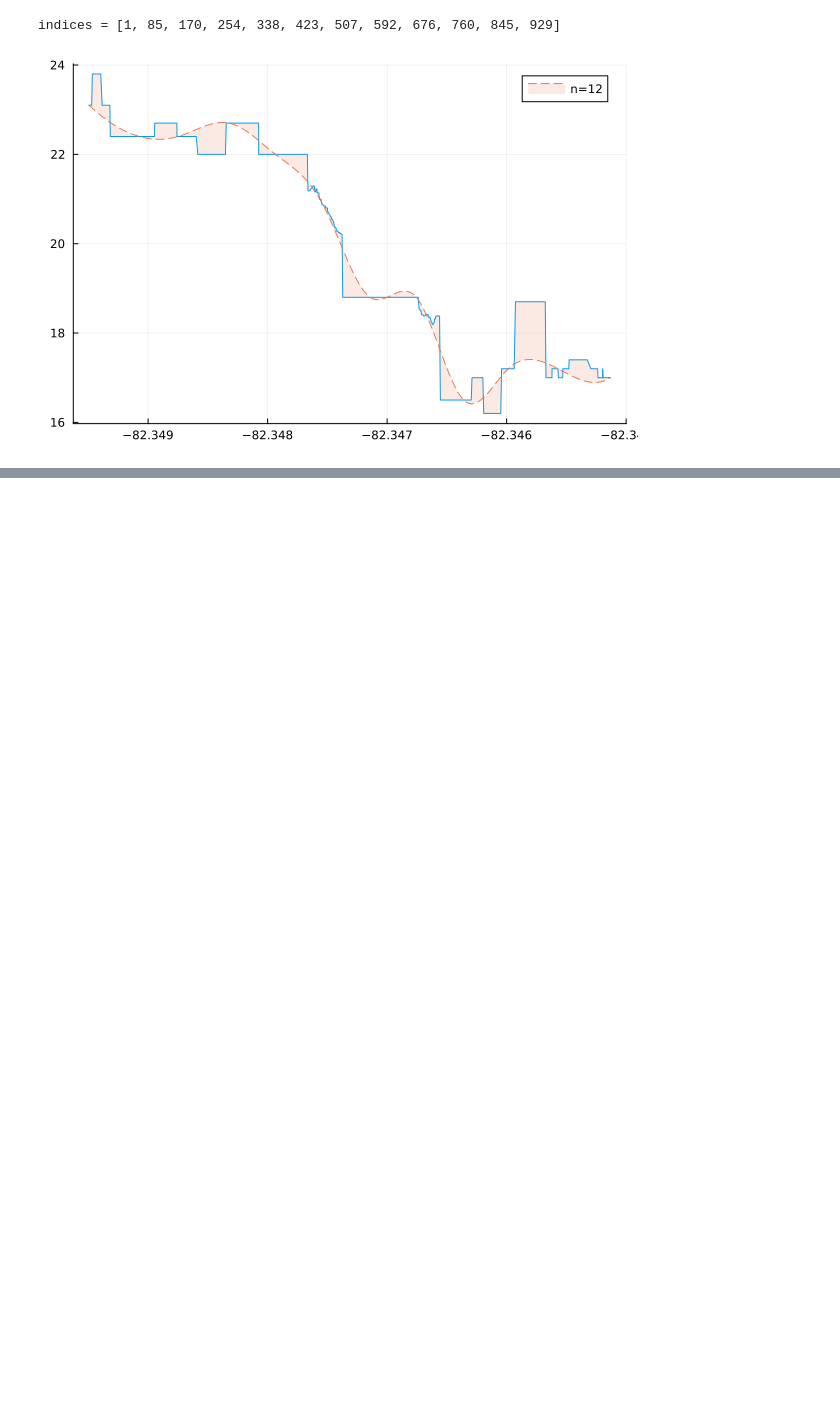
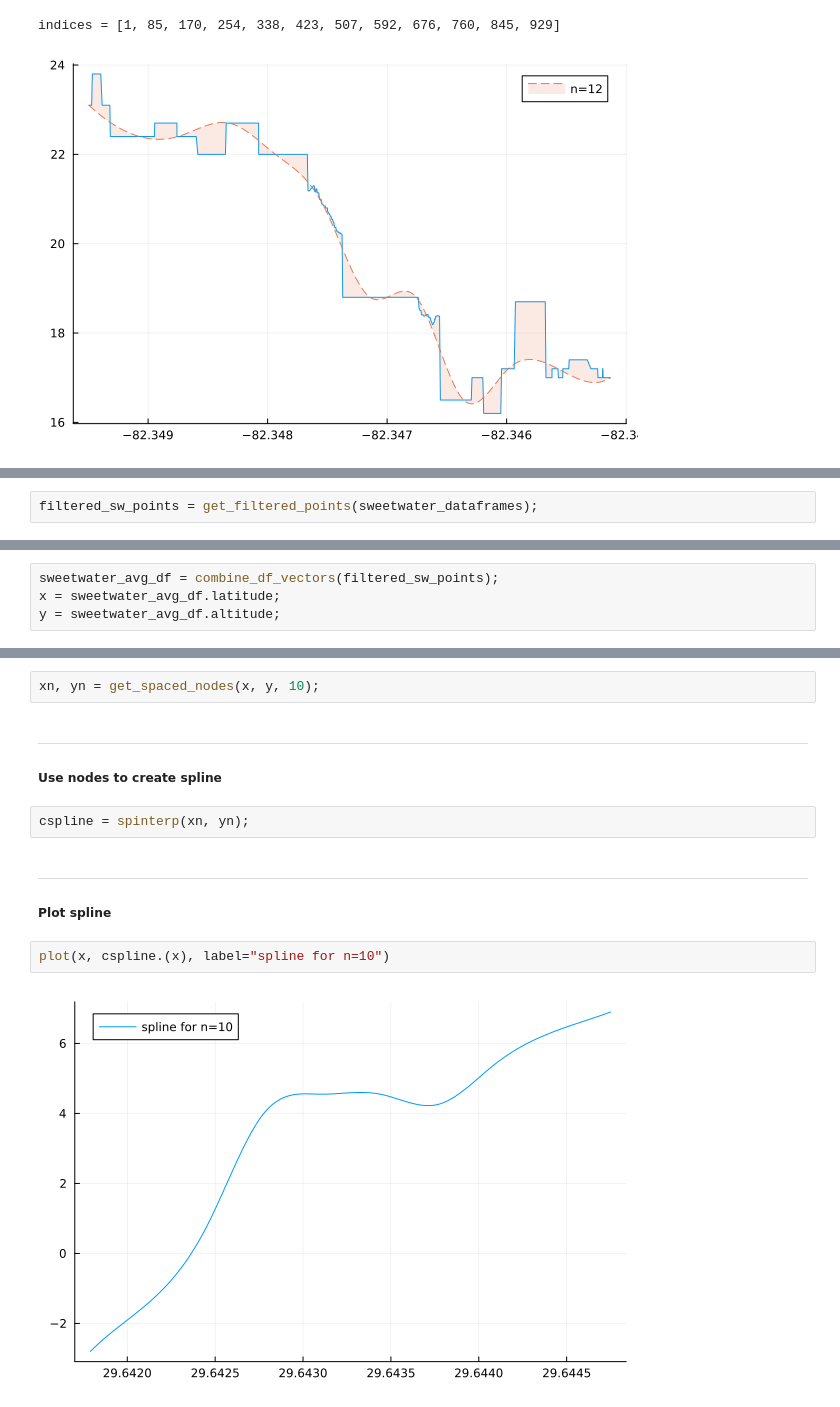
Before and after one commit to Scevitee/NA-FinalProject, a Jupyter notebook: src/cubic_1d/demo/cubic_1d_demo.ipynb, the cells around one changed output, grey strips where cells are left out. Drawn from its saved outputs; the diff is of its cells as text; blank space fills up the shorter version.

```diff
--- a/src/cubic_1d/demo/cubic_1d_demo.ipynb
+++ b/src/cubic_1d/demo/cubic_1d_demo.ipynb
@@ -211,0 +349,2 @@ indices = [1, 85, 170, 254, 338, 423, 507, 592, 676, 760, 845, 929]
+# %%
+filtered_sw_points = get_filtered_points(sweetwater_dataframes);
@@ -211,0 +355,4 @@ indices = [1, 85, 170, 254, 338, 423, 507, 592, 676, 760, 845, 929]
+# %%
+sweetwater_avg_df = combine_df_vectors(filtered_sw_points);
+x = sweetwater_avg_df.latitude;
+y = sweetwater_avg_df.altitude;
@@ -211,0 +364,16 @@ indices = [1, 85, 170, 254, 338, 423, 507, 592, 676, 760, 845, 929]
+# %%
+xn, yn = get_spaced_nodes(x, y, 10);
+# %% [markdown]
+---
+
+##### Use nodes to create spline
+# %%
+cspline = spinterp(xn, yn);
+# %% [markdown]
+---
+
+##### Plot spline
+# %%
+plot(x, cspline.(x), label="spline for n=10")
+# %% [output]
+[figure, added]
```
Also changed, not shown: parts of 25 cells of this notebook, 21 other files.
